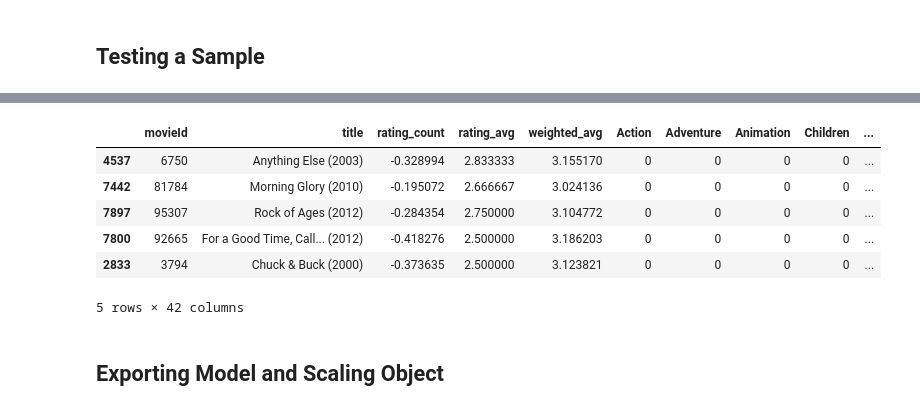
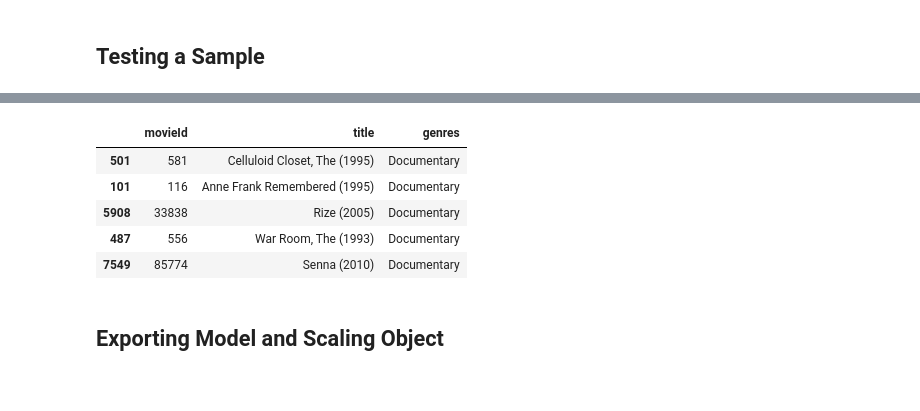
Before and after one commit to notaryanramani/recommendation-system, a Jupyter notebook: Movies_Recommender.ipynb, the cells around one changed output, grey strips where cells are left out. Saved outputs shown, nothing was run; the diff lists cells and outputs as text; code cells hidden in the pictures.

```diff
--- a/Movies_Recommender.ipynb
+++ b/Movies_Recommender.ipynb
@@ -287,0 +185,3 @@ Index(['movieId', 'title', 'rating_count', 'rating_avg', 'genre', 'subgenre',
+# %%
+for genre in unique_genres:
+    movies[genre] = 0
@@ -287,0 +198,6 @@ Index(['movieId', 'title', 'rating_count', 'rating_avg', 'genre', 'subgenre',
+# %%
+for index, list_genre in enumerate(genres):
+    list_genre_split = list_genre.split('|')
+    for item in list_genre_split:
+        movies.at[index, item] = 1
+movies.head()
@@ -288,4 +212,4 @@ Index(['movieId', 'title', 'rating_count', 'rating_avg', 'genre', 'subgenre',
 # %%
-movies.drop(['genre', 'subgenre'], inplace=True, axis=1)
+movies.drop(['(no genres listed)'], inplace=True, axis=1)
 movies.head()
 # %% [output]
@@ -321,6 +243,6 @@ movies.head()
 # %%
-X = movies.drop(['movieId', 'title'], axis=1)
-movies_data = movies[['movieId', 'title']]
+X = movies.drop(['movieId', 'title', 'genres'], axis=1)
+movies_data = movies[['movieId', 'title', 'genres']]
 # %%
 X.head()
 # %% [output]
@@ -420,13 +339,12 @@ MovieID: 3794,  Name: Chuck & Buck (2000),      Distance: 9.200835104228311e-05
 # %%
-movies.iloc[indices.flatten()[recs]]
+movies_data.iloc[indices.flatten()[recs]]
 # %% [output]
-|  | movieId | title | rating_count | rating_avg | weighted_avg | Action | Adventure | Animation | Children | ... |
-| 4537 | 6750 | Anything Else (2003) | -0.328994 | 2.833333 | 3.155170 | 0 | 0 | 0 | 0 | ... |
-| 7442 | 81784 | Morning Glory (2010) | -0.195072 | 2.666667 | 3.024136 | 0 | 0 | 0 | 0 | ... |
-| 7897 | 95307 | Rock of Ages (2012) | -0.284354 | 2.750000 | 3.104772 | 0 | 0 | 0 | 0 | ... |
-| 7800 | 92665 | For a Good Time, Call... (2012) | -0.418276 | 2.500000 | 3.186203 | 0 | 0 | 0 | 0 | ... |
-| 2833 | 3794 | Chuck & Buck (2000) | -0.373635 | 2.500000 | 3.123821 | 0 | 0 | 0 | 0 | ... |
+|  | movieId | title | genres |
+| 501 | 581 | Celluloid Closet, The (1995) | Documentary |
+| 101 | 116 | Anne Frank Remembered (1995) | Documentary |
+| 5908 | 33838 | Rize (2005) | Documentary |
+| 487 | 556 | War Room, The (1993) | Documentary |
+| 7549 | 85774 | Senna (2010) | Documentary |
-5 rows × 42 columns
 # %% [markdown]
 ## Exporting Model and Scaling Object
 # %%
```
Also changed, not shown: parts of 33 cells of this notebook, 1 other file.
